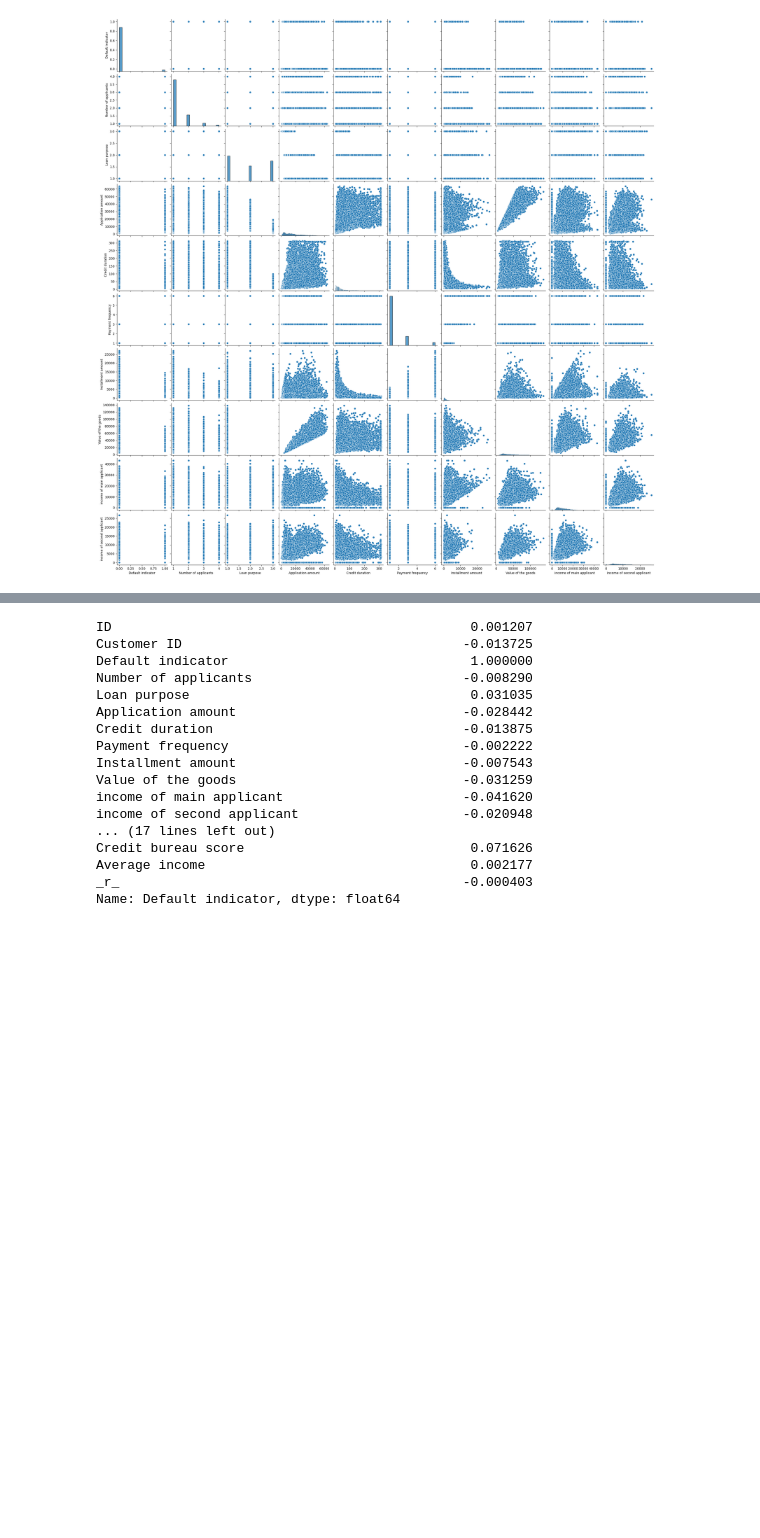
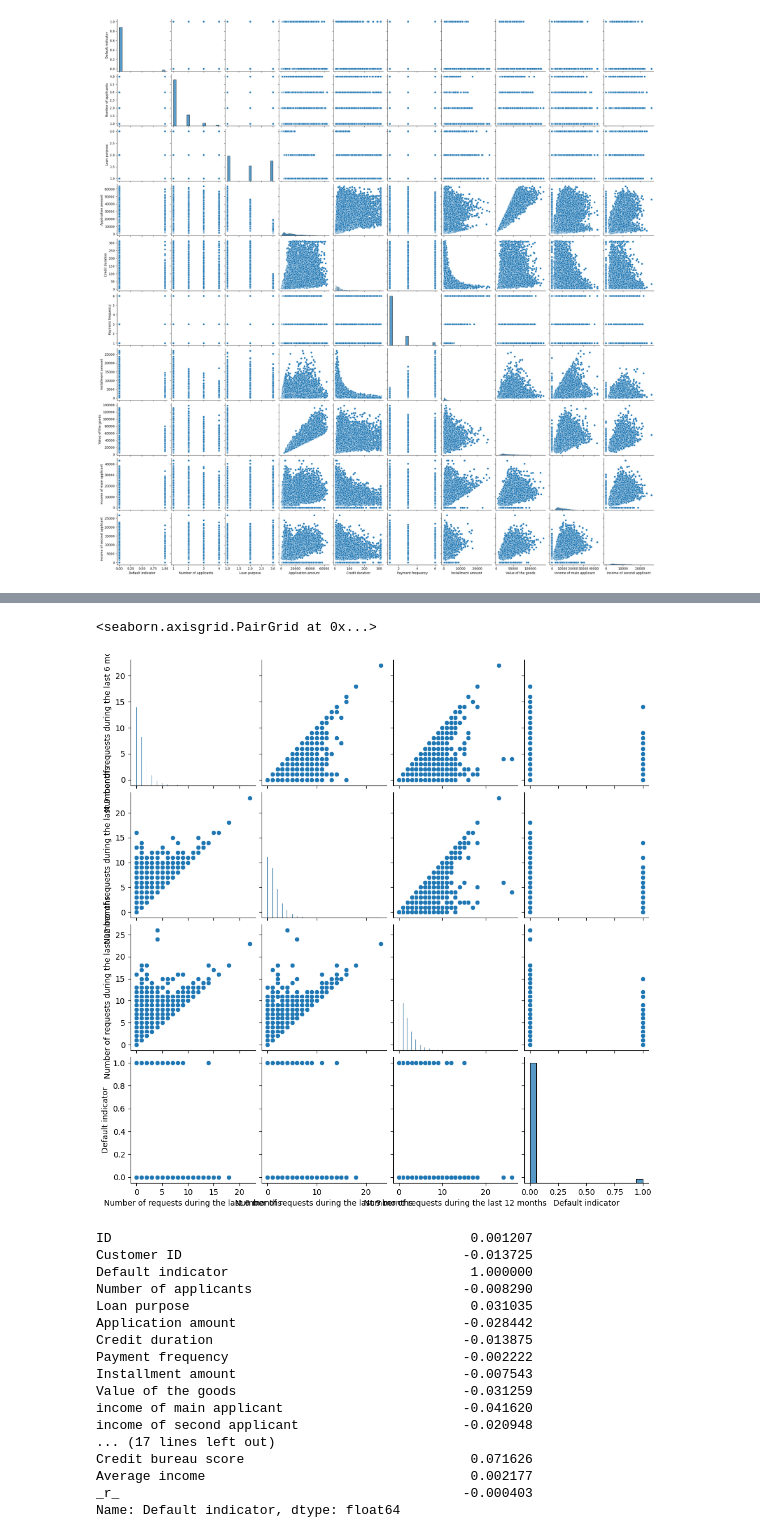
Before and after one commit to Jagodno/Pre-selection-Assignment, a Jupyter notebook: jupyter_notebooks/lukaszEda.ipynb, the cells around one changed output, grey strips where cells are left out. Saved outputs shown, nothing was run; the diff lists cells and outputs as text; code cells hidden in the pictures; blank space fills up the shorter version.

```diff
--- a/jupyter_notebooks/lukaszEda.ipynb
+++ b/jupyter_notebooks/lukaszEda.ipynb
@@ -193 +213,8 @@ sns.pairplot(dfSelected[['Default indicator', 'Number of applicants',
+# %%
+sns.pairplot(dfSelected[['Number of requests during the last 6 months',
+       'Number of requests during the last 9 months',
+       'Number of requests during the last 12 months', 'Default indicator']])
+# %% [output]
+<seaborn.axisgrid.PairGrid at 0x...>
+[figure, added]
 # %%
```
Also changed, not shown: parts of 6 cells of this notebook.
